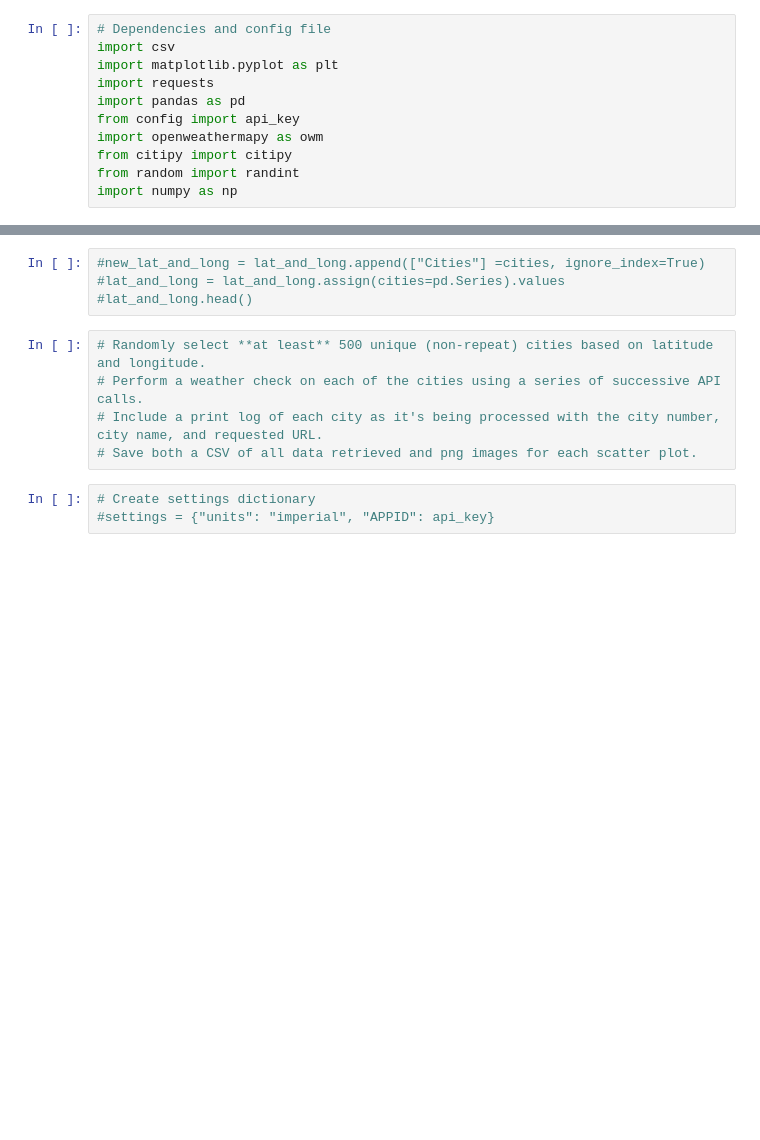
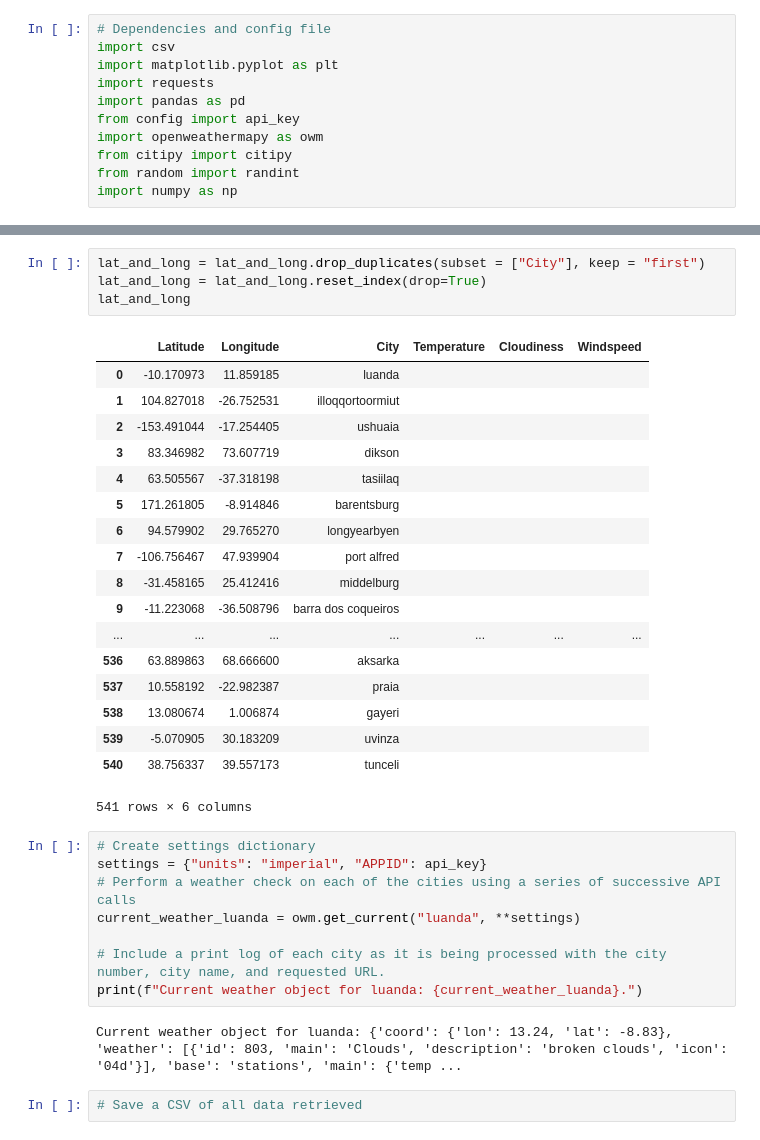
Before and after one commit to ehyoder/Weather_API, a Jupyter notebook: weather_hw.ipynb, the cells around one changed output, grey strips where cells are left out. Cells and saved outputs as stored; diff of their text form; blank space fills up the shorter version.

Commit message:
weather hw

```diff
--- a/weather_hw.ipynb
+++ b/weather_hw.ipynb
@@ -101,13 +102,36 @@ lat_and_long
-# %%
-#new_lat_and_long = lat_and_long.append(["Cities"] =cities, ignore_index=True)
-#lat_and_long = lat_and_long.assign(cities=pd.Series).values
-#lat_and_long.head()
+# %%
+lat_and_long = lat_and_long.drop_duplicates(subset = ["City"], keep = "first")
+lat_and_long = lat_and_long.reset_index(drop=True)
+lat_and_long
+# %% [output]
+|  | Latitude | Longitude | City | Temperature | Cloudiness | Windspeed |
+| 0 | -10.170973 | 11.859185 | luanda |  |  |  |
+| 1 | 104.827018 | -26.752531 | illoqqortoormiut |  |  |  |
+| 2 | -153.491044 | -17.254405 | ushuaia |  |  |  |
+| 3 | 83.346982 | 73.607719 | dikson |  |  |  |
+| 4 | 63.505567 | -37.318198 | tasiilaq |  |  |  |
+| 5 | 171.261805 | -8.914846 | barentsburg |  |  |  |
+| 6 | 94.579902 | 29.765270 | longyearbyen |  |  |  |
+| 7 | -106.756467 | 47.939904 | port alfred |  |  |  |
+| 8 | -31.458165 | 25.412416 | middelburg |  |  |  |
+| 9 | -11.223068 | -36.508796 | barra dos coqueiros |  |  |  |
+| ... | ... | ... | ... | ... | ... | ... |
+| 536 | 63.889863 | 68.666600 | aksarka |  |  |  |
+| 537 | 10.558192 | -22.982387 | praia |  |  |  |
+| 538 | 13.080674 | 1.006874 | gayeri |  |  |  |
+| 539 | -5.070905 | 30.183209 | uvinza |  |  |  |
+| 540 | 38.756337 | 39.557173 | tunceli |  |  |  |
+541 rows × 6 columns
 # %%
-# Randomly select **at least** 500 unique (non-repeat) cities based on latitude and longitude.
-# Perform a weather check on each of the cities using a series of successive API calls.
-# Include a print log of each city as it's being processed with the city number, city name, and requested URL.
-# Save both a CSV of all data retrieved and png images for each scatter plot.
+# Create settings dictionary
+settings = {"units": "imperial", "APPID": api_key}
+# Perform a weather check on each of the cities using a series of successive API calls
+current_weather_luanda = owm.get_current("luanda", **settings)
+
+# Include a print log of each city as it is being processed with the city number, city name, and requested URL.
+print(f"Current weather object for luanda: {current_weather_luanda}.")
+# %% [output]
+Current weather object for luanda: {'coord': {'lon': 13.24, 'lat': -8.83}, 'weather': [{'id': 803, 'main': 'Clouds', 'description': 'broken clouds', 'icon': '04d'}], 'base': 'stations', 'main': {'temp ...
-# %%
-# Create settings dictionary
-#settings = {"units": "imperial", "APPID": api_key}
+# %%
+# Save a CSV of all data retrieved
 # %%
```
Also changed, not shown: parts of 7 cells of this notebook.
